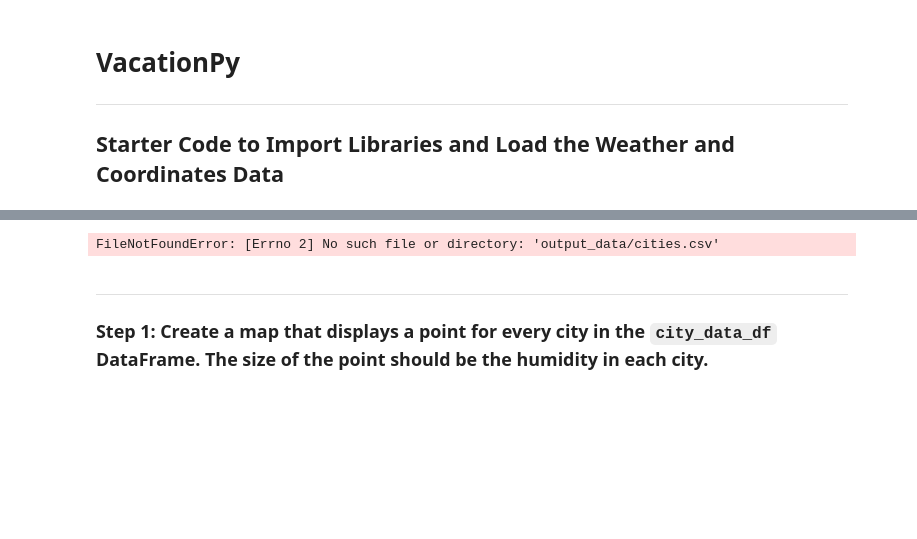
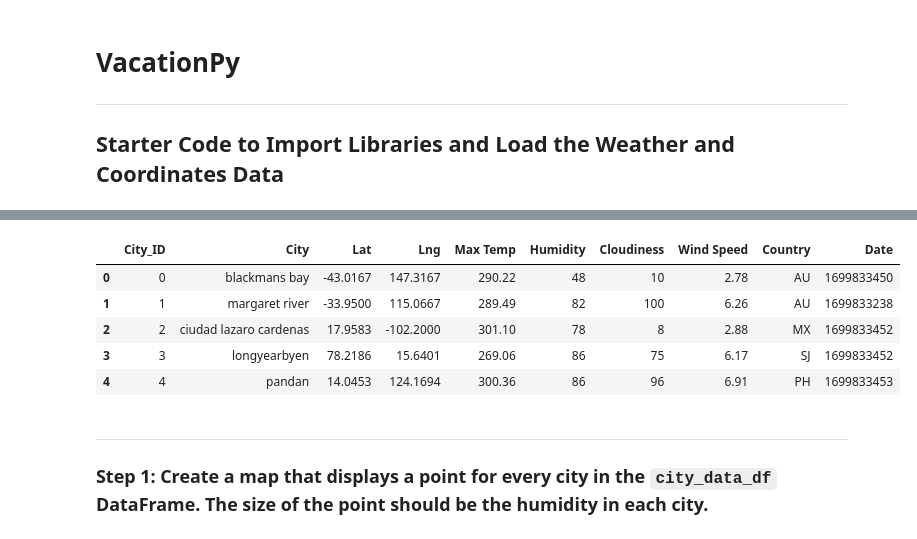
Before and after one commit to MThao340/python-api-challenge, a Jupyter notebook: Starter_Code/starter_code/VacationPy.ipynb, the cells around one changed output, grey strips where cells are left out. Cells and saved outputs as stored; diff of their text form; code cells hidden in the pictures; blank space fills up the shorter version.

```diff
--- a/Starter_Code/starter_code/VacationPy.ipynb
+++ b/Starter_Code/starter_code/VacationPy.ipynb
@@ -17,11 +14,16 @@ from api_keys import geoapify_key
 # %%
 # Load the CSV file created in Part 1 into a Pandas DataFrame
-city_data_df = pd.read_csv("output_data/cities.csv")
+city_data_df = pd.read_csv("../output_data/cities.csv")
 
 # Display sample data
 city_data_df.head()
 # %% [output]
-FileNotFoundError: [Errno 2] No such file or directory: 'output_data/cities.csv'
+|  | City_ID | City | Lat | Lng | Max Temp | Humidity | Cloudiness | Wind Speed | Country | Date |
+| 0 | 0 | blackmans bay | -43.0167 | 147.3167 | 290.22 | 48 | 10 | 2.78 | AU | 1699833450 |
+| 1 | 1 | margaret river | -33.9500 | 115.0667 | 289.49 | 82 | 100 | 6.26 | AU | 1699833238 |
+| 2 | 2 | ciudad lazaro cardenas | 17.9583 | -102.2000 | 301.10 | 78 | 8 | 2.88 | MX | 1699833452 |
+| 3 | 3 | longyearbyen | 78.2186 | 15.6401 | 269.06 | 86 | 75 | 6.17 | SJ | 1699833452 |
+| 4 | 4 | pandan | 14.0453 | 124.1694 | 300.36 | 86 | 96 | 6.91 | PH | 1699833453 |
 # %% [markdown]
 ---
 
```
Also changed, not shown: parts of 9 cells of this notebook, 5 other files.
